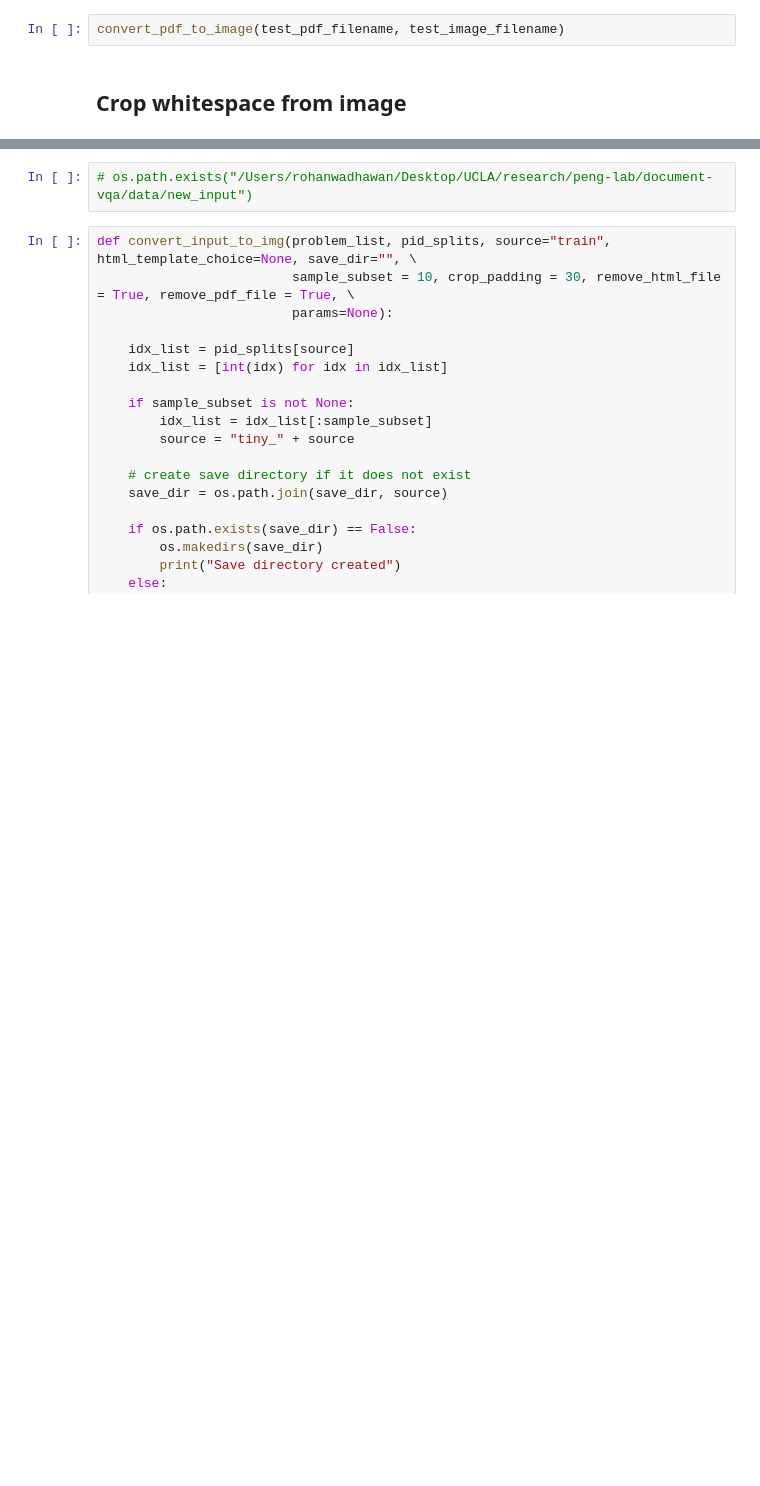
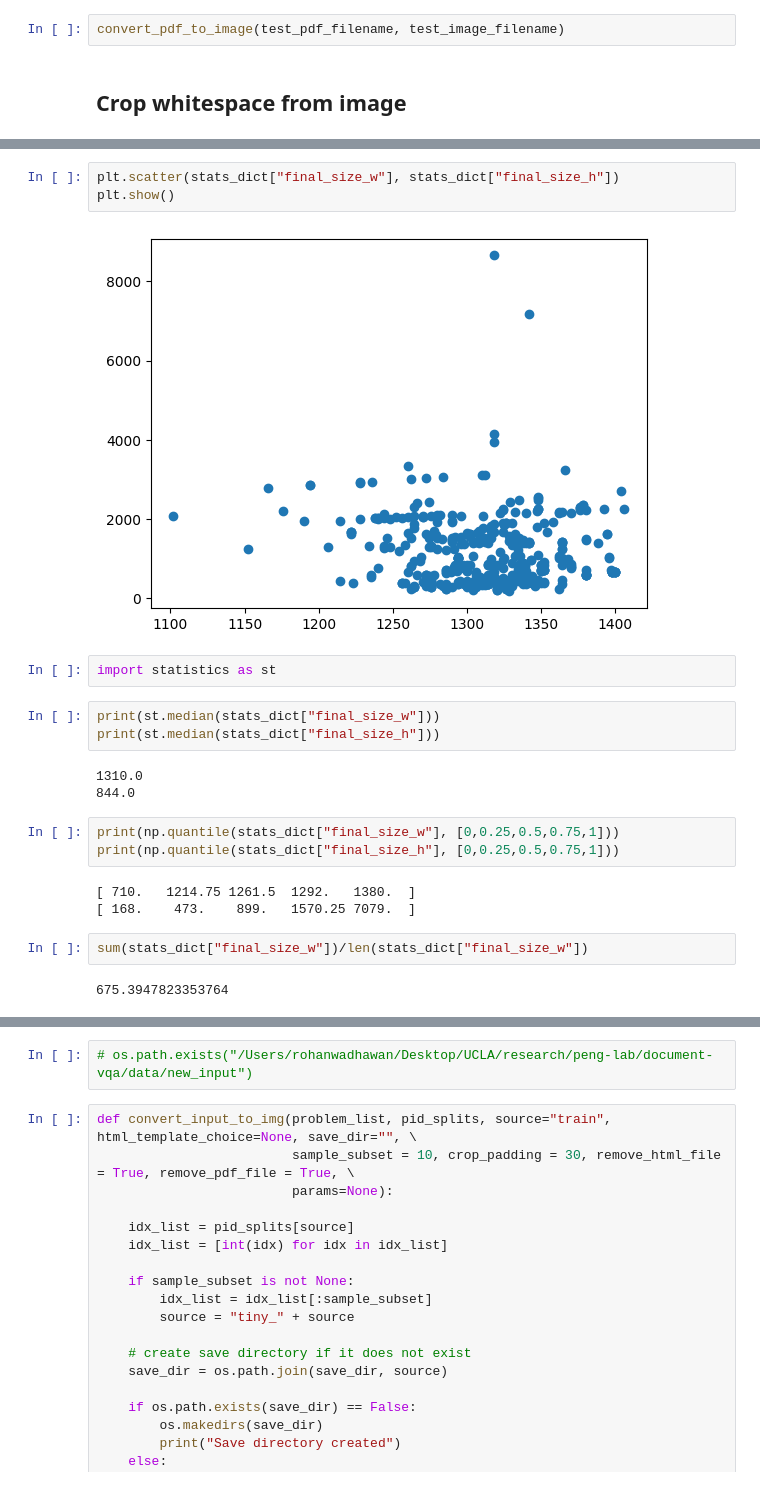
Before and after one commit to rohan598/eeevqa, a Jupyter notebook: science-qa-data-vis-process.ipynb, the cells around one changed output, grey strips where cells are left out. Saved outputs shown, nothing was run; the diff lists cells and outputs as text; blank space fills up the shorter version.

```diff
--- a/science-qa-data-vis-process.ipynb
+++ b/science-qa-data-vis-process.ipynb
@@ -416,0 +664,23 @@ remove_white_space(f"{test_image_filename}.jpg")
+# %%
+plt.scatter(stats_dict["final_size_w"], stats_dict["final_size_h"])
+plt.show()
+# %% [output]
+[figure, added]
+# %%
+import statistics as st
+# %%
+print(st.median(stats_dict["final_size_w"]))
+print(st.median(stats_dict["final_size_h"]))
+# %% [output]
+1310.0
+844.0
+# %%
+print(np.quantile(stats_dict["final_size_w"], [0,0.25,0.5,0.75,1]))
+print(np.quantile(stats_dict["final_size_h"], [0,0.25,0.5,0.75,1]))
+# %% [output]
+[ 710.   1214.75 1261.5  1292.   1380.  ]
+[ 168.    473.    899.   1570.25 7079.  ]
+# %%
+sum(stats_dict["final_size_w"])/len(stats_dict["final_size_w"])
+# %% [output]
+675.3947823353764
```
Also changed, not shown: parts of 92 cells of this notebook, 1 other file.
